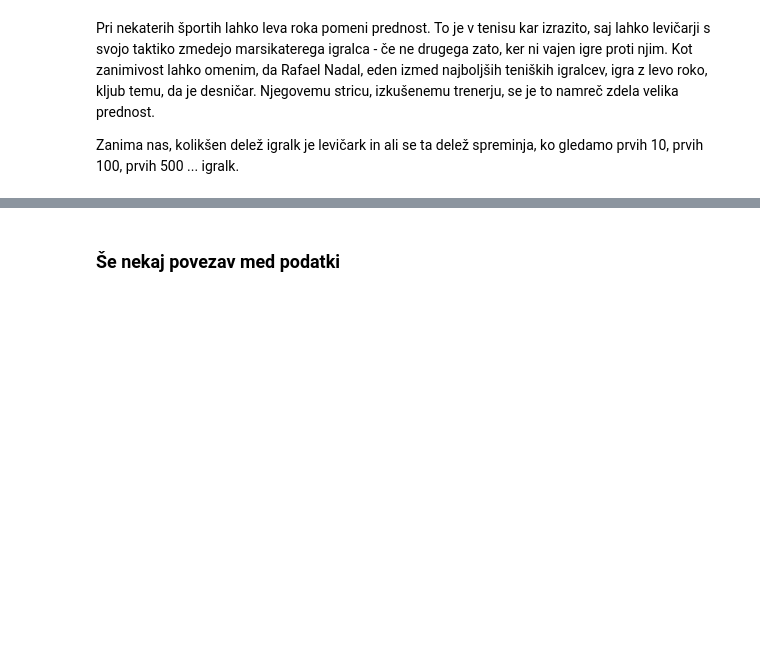
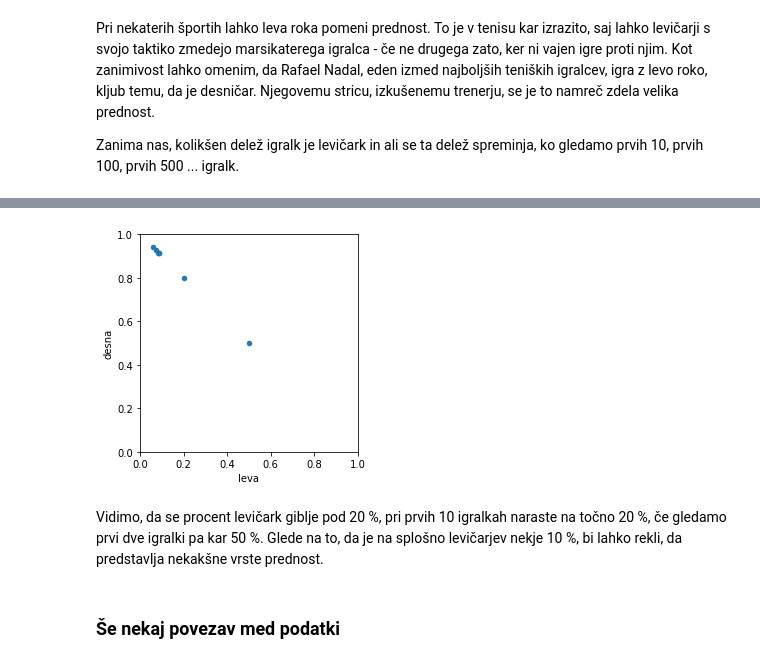
Before and after one commit to evgenijja/prog1, a Jupyter notebook: projektna_naloga.ipynb, the cells around one changed output, grey strips where cells are left out. Cells and saved outputs as stored; diff of their text form; code cells hidden in the pictures; blank space fills up the shorter version.

```diff
--- a/projektna_naloga.ipynb
+++ b/projektna_naloga.ipynb
@@ -279,3 +275,16 @@ tabela
+# %%
+tabela.plot.scatter('leva', 'desna')
+
+from matplotlib import pyplot as plt
+plt.plot(range(1))
+plt.xlim(0, 1)
+plt.ylim(0, 1)
+plt.gca().set_aspect('equal', adjustable='box')
+plt.draw()
+# %% [output]
+[figure, added]
+# %% [markdown]
+Vidimo, da se procent levičark giblje pod 20 %, pri prvih 10 igralkah naraste na točno 20 %, če gledamo prvi dve igralki pa kar 50 %. Glede na to, da je na splošno levičarjev nekje 10 %, bi lahko rekli, da predstavlja nekakšne vrste prednost.
 # %% [markdown]
 ### Še nekaj povezav med podatki
 # %% [markdown]
```
Also changed, not shown: parts of 20 cells of this notebook.
